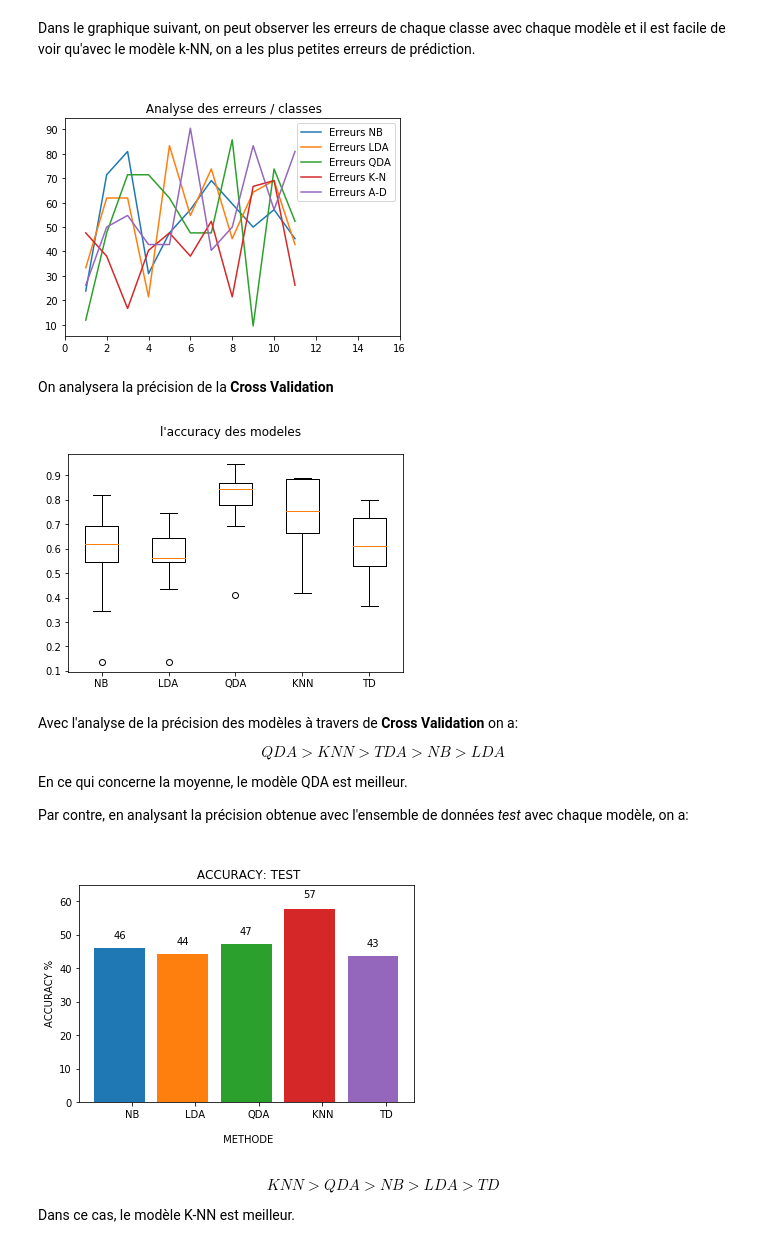
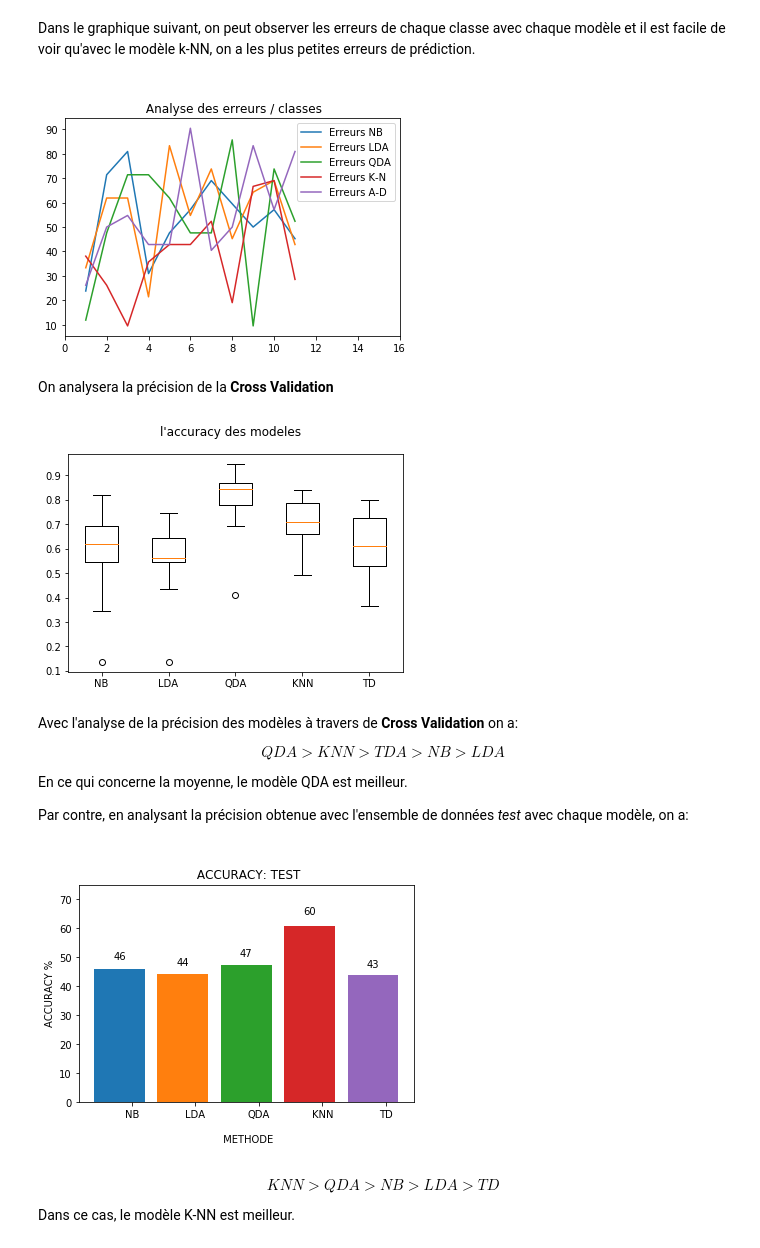
Before and after one commit to datascience-ueve/lab-2-katymq, a Jupyter notebook: Morales_Katherine_TP.ipynb, the cells around one changed output. Saved outputs shown, nothing was run; the diff lists cells and outputs as text; code cells hidden in the pictures.

```diff
--- a/Morales_Katherine_TP.ipynb
+++ b/Morales_Katherine_TP.ipynb
@@ -504,7 +506,7 @@ plt.show()
 # %% [markdown]
 Une fois qu'on a trouvé la valeur de *k* avec la plus grande précision, on procède à l'analyse comme dans les modèles précédents.
 # %%
-KNN = neighbors.KNeighborsClassifier(n_neighbors=k_hat)
+KNN = neighbors.KNeighborsClassifier(n_neighbors=k_hat+1)
 KNN_y_pred=KNN.fit(X_train,Y_train)
 AccuracyF(KNN_y_pred.predict(X_test),Y_test, KNN_y_pred.predict(X_train),Y_train)
 # %% [output]
@@ -683,7 +685,7 @@ plt.xlim(0,16)
 plt.legend()
 plt.show()
 # %% [output]
-[figure, old version]
+[figure, new version]
 # %% [markdown]
 On analysera la précision de la **Cross Validation**
 # %%
@@ -700,7 +702,7 @@ plt.boxplot(results)
 ax.set_xticklabels(names)
 plt.show()
 # %% [output]
-[figure, old version]
+[figure, new version]
 # %% [markdown]
 Avec l'analyse de la précision des modèles à travers  de **Cross Validation** on a:
 
@@ -712,27 +714,27 @@ Par contre, en analysant la précision obtenue avec l'ensemble de données *test
 # %%
 accuracy=[100*NB_y_pred.score(X_test,Y_test),100*LDA_y_pred.score(X_test,Y_test),
           100*QDA_y_pred.score(X_test,Y_test),100*KNN_y_pred.score(X_test,Y_test),
          100*T_y_pred.score(X_test,Y_test)]
 width = 0.8
 x=range(1,6)
 fig, ax = plt.subplots()
 rects1 = ax.bar(x, accuracy, width, color=colors)
-ax.set_ylim(0,65)
+ax.set_ylim(0,75)
 ax.set_ylabel("ACCURACY %")
 ax.set_xlabel("\n METHODE")
 ax.set_title("\n ACCURACY: TEST")
 def autolabel(rects):
     for rect in rects:
         height = rect.get_height()
         ax.text(rect.get_x() + rect.get_width()/2., 1.05*height,
                 '%d' % float(height) ,
                 ha='center', va='bottom')
 autolabel(rects1)
 ax.set_xticks(np.add(x,(width/4)))
 ax.set_xticklabels(names)
 plt.show()
 # %% [output]
-[figure, old version]
+[figure, new version]
 # %% [markdown]
 $$KNN>QDA>NB>LDA>TD$$
 
```
Also changed, not shown: parts of 10 cells of this notebook.
